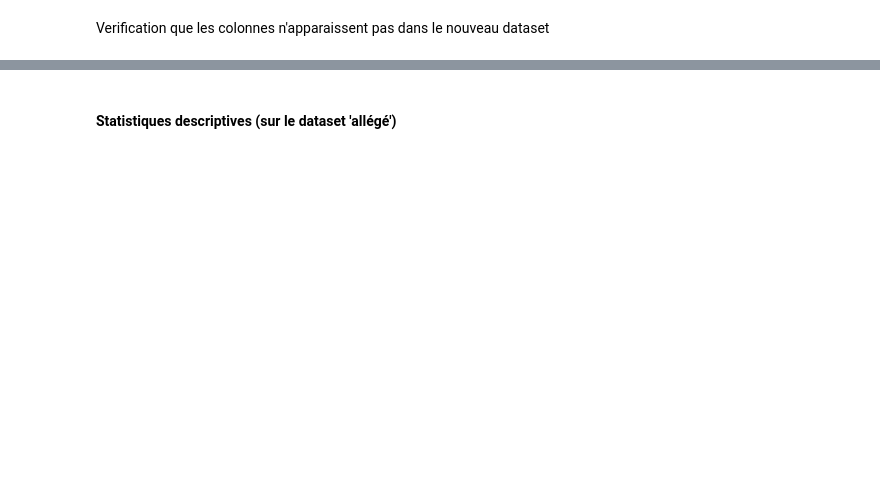
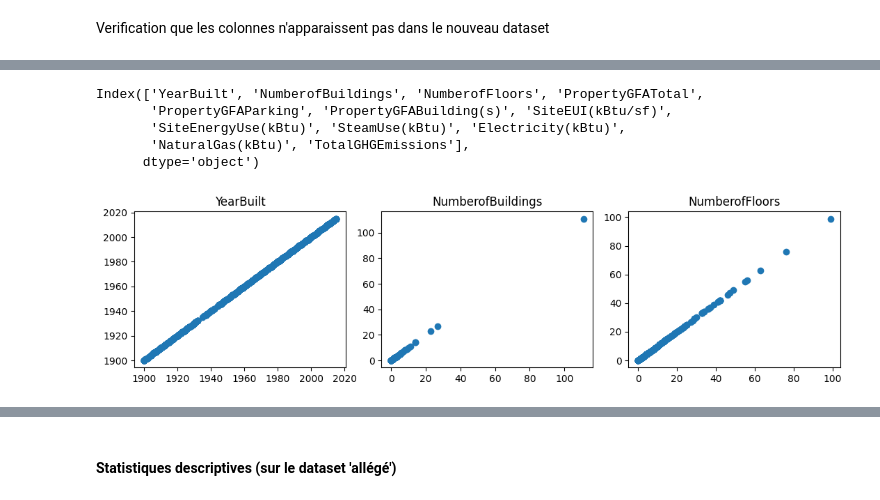
Before and after one commit to DavidRichomme/OC_P3_Anticipez_les_besoins_en_consommation_de_batiments, a Jupyter notebook: P3_template_modelistation_supervisee_data_scientist.ipynb, the cells around one changed output, grey strips where cells are left out. Drawn from its saved outputs; the diff is of its cells as text; code cells hidden in the pictures; blank space fills up the shorter version.

```diff
--- a/P3_template_modelistation_supervisee_data_scientist.ipynb
+++ b/P3_template_modelistation_supervisee_data_scientist.ipynb
@@ -311,0 +339,2 @@ imputer les manquantes (moyenne , médiane)
+# %%
+building_consumption_light = building_consumption_light.dropna(subset=['SiteEUI(kBtu/sf)'])
@@ -311,0 +394,25 @@ imputer les manquantes (moyenne , médiane)
+# %%
+liste_variables_numeriques = building_consumption_light.select_dtypes(include="number").columns
+liste_variables_numeriques
+# %% [output]
+Index(['YearBuilt', 'NumberofBuildings', 'NumberofFloors', 'PropertyGFATotal',
+       'PropertyGFAParking', 'PropertyGFABuilding(s)', 'SiteEUI(kBtu/sf)',
+       'SiteEnergyUse(kBtu)', 'SteamUse(kBtu)', 'Electricity(kBtu)',
+       'NaturalGas(kBtu)', 'TotalGHGEmissions'],
+      dtype='object')
+# %%
+plt.figure(figsize= (18, 3))
+
+plt.subplot(1, 5, 1)
+plt.scatter(building_consumption_light['YearBuilt'].values, building_consumption_light['YearBuilt'])
+plt.title("YearBuilt")
+plt.subplot(1, 5, 2)
+plt.scatter(building_consumption_light['NumberofBuildings'].values, building_consumption_light['NumberofBuildings'])
+plt.title("NumberofBuildings")
+plt.subplot(1, 5, 3)
+plt.scatter(building_consumption_light['NumberofFloors'].values, building_consumption_light['NumberofFloors'])
+plt.title("NumberofFloors")
+plt.tight_layout()
+plt.show()
+# %% [output]
+[figure, added]
```
Also changed, not shown: parts of 69 cells of this notebook, 2 other files.
